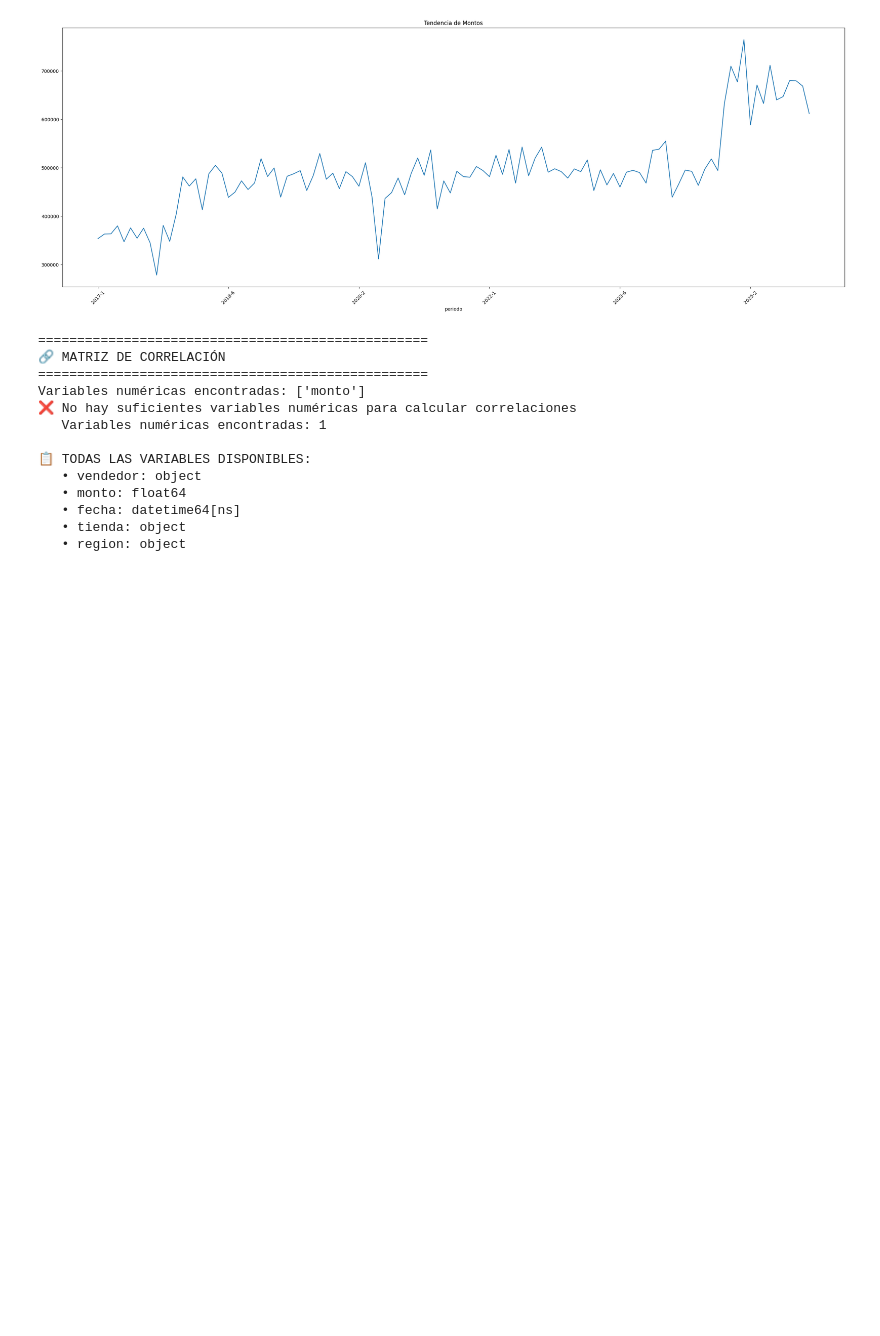
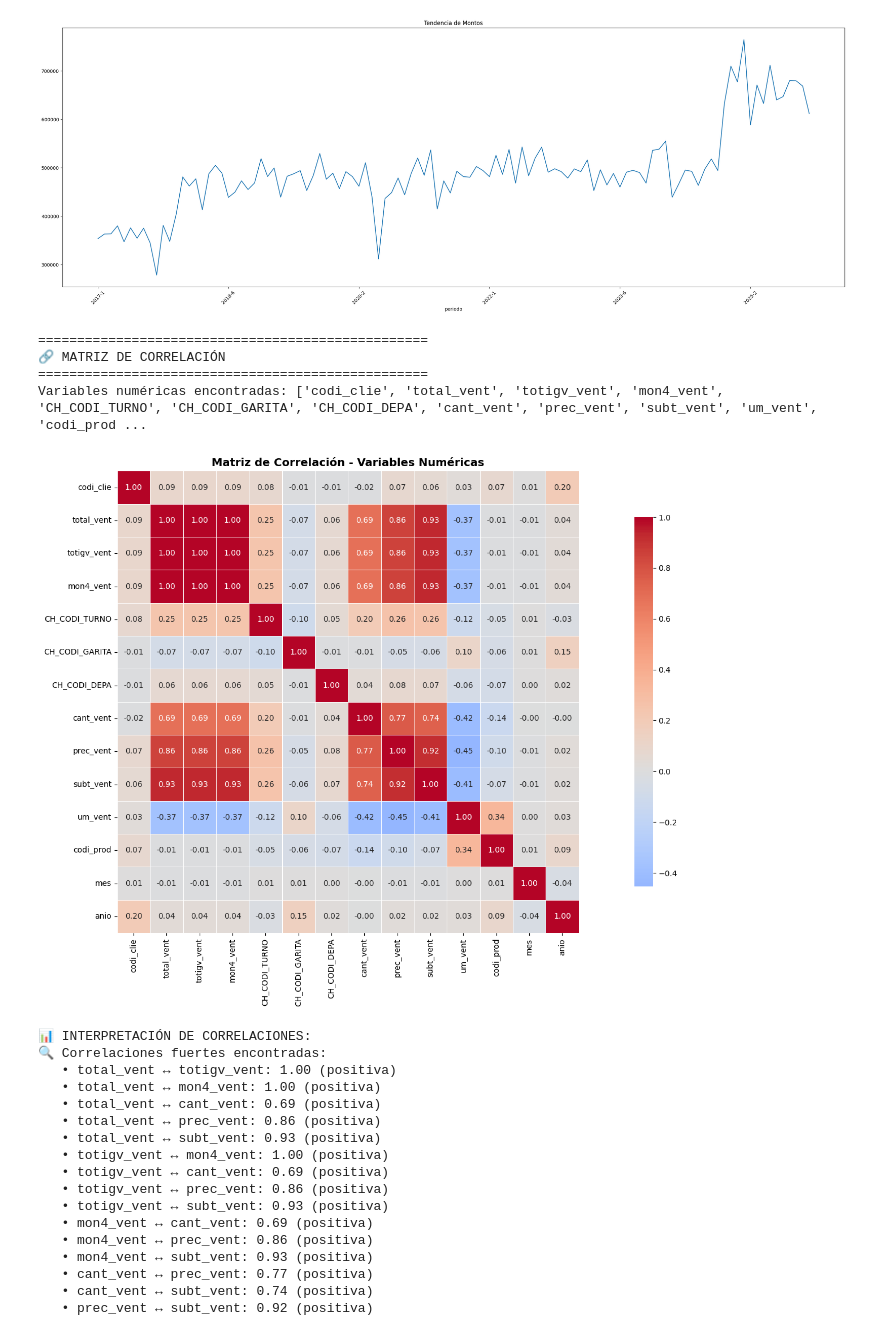
Before and after one commit to jhuarancca/ChiefAIOfficerProgram, a Jupyter notebook: CAIO_Entregable02_EDA.ipynb, the cells around one changed output. Saved outputs shown, nothing was run; the diff lists cells and outputs as text; code cells hidden in the pictures; blank space fills up the shorter version.

```diff
--- a/CAIO_Entregable02_EDA.ipynb
+++ b/CAIO_Entregable02_EDA.ipynb
@@ -242,15 +242,17 @@ print("="*50)
 
 # Seleccionar solo columnas numéricas
 numeric_cols = df.select_dtypes(include=[np.number]).columns
+excluir = ['seri_vent', 'nume_vent','codi_vend','CODI_TCOM']
+numeric_cols = [col for col in numeric_cols if col not in excluir]
 
-print(f"Variables numéricas encontradas: {list(numeric_cols)}")
+print(f"Variables numéricas encontradas: {numeric_cols}")
 
 if len(numeric_cols) > 1:
     # Calcular matriz de correlación
     corr_matrix = df[numeric_cols].corr()
 
     # Crear el heatmap
-    plt.figure(figsize=(8, 6))
+    plt.figure(figsize=(20, 10))
     sns.heatmap(corr_matrix,
                 annot=True,
                 cmap='coolwarm',
@@ -279,40 +281,49 @@ if len(numeric_cols) > 1:
         print("🔍 Correlaciones fuertes encontradas:")
         for var1, var2, corr in strong_corr:
             direction = "positiva" if corr > 0 else "negativa"
             print(f"   • {var1} ↔ {var2}: {corr:.2f} ({direction})")
     else:
         print("   No se encontraron correlaciones fuertes (|r| > 0.5)")
 
     # Correlación específica con 'monto' (si existe)
     if 'monto' in numeric_cols:
         print(f"\n💰 CORRELACIONES CON MONTO:")
         monto_correlations = corr_matrix['monto'].sort_values(ascending=False)
         for var, corr in monto_correlations.items():
             if var != 'monto':  # Excluir correlación consigo mismo
                 strength = "fuerte" if abs(corr) > 0.5 else "moderada" if abs(corr) > 0.3 else "débil"
                 direction = "positiva" if corr > 0 else "negativa"
                 print(f"   • {var}: {corr:.2f} ({strength}, {direction})")
 
 else:
     print("❌ No hay suficientes variables numéricas para calcular correlaciones")
     print(f"   Variables numéricas encontradas: {len(numeric_cols)}")
 
     # Mostrar variables disponibles para contexto
     print(f"\n📋 TODAS LAS VARIABLES DISPONIBLES:")
     for col in df.columns:
         dtype = df[col].dtype
         print(f"   • {col}: {dtype}")
 # %% [output]
 ==================================================
 🔗 MATRIZ DE CORRELACIÓN
 ==================================================
-Variables numéricas encontradas: ['monto']
-❌ No hay suficientes variables numéricas para calcular correlaciones
-   Variables numéricas encontradas: 1
-
-📋 TODAS LAS VARIABLES DISPONIBLES:
-   • vendedor: object
-   • monto: float64
-   • fecha: datetime64[ns]
-   • tienda: object
-   • region: object
+Variables numéricas encontradas: ['codi_clie', 'total_vent', 'totigv_vent', 'mon4_vent', 'CH_CODI_TURNO', 'CH_CODI_GARITA', 'CH_CODI_DEPA', 'cant_vent', 'prec_vent', 'subt_vent', 'um_vent', 'codi_prod ...
+[figure, added]
+📊 INTERPRETACIÓN DE CORRELACIONES:
+🔍 Correlaciones fuertes encontradas:
+   • total_vent ↔ totigv_vent: 1.00 (positiva)
+   • total_vent ↔ mon4_vent: 1.00 (positiva)
+   • total_vent ↔ cant_vent: 0.69 (positiva)
+   • total_vent ↔ prec_vent: 0.86 (positiva)
+   • total_vent ↔ subt_vent: 0.93 (positiva)
+   • totigv_vent ↔ mon4_vent: 1.00 (positiva)
+   • totigv_vent ↔ cant_vent: 0.69 (positiva)
+   • totigv_vent ↔ prec_vent: 0.86 (positiva)
+   • totigv_vent ↔ subt_vent: 0.93 (positiva)
+   • mon4_vent ↔ cant_vent: 0.69 (positiva)
+   • mon4_vent ↔ prec_vent: 0.86 (positiva)
+   • mon4_vent ↔ subt_vent: 0.93 (positiva)
+   • cant_vent ↔ prec_vent: 0.77 (positiva)
+   • cant_vent ↔ subt_vent: 0.74 (positiva)
+   • prec_vent ↔ subt_vent: 0.92 (positiva)
```
Also changed, not shown: parts of 1 cell of this notebook.
